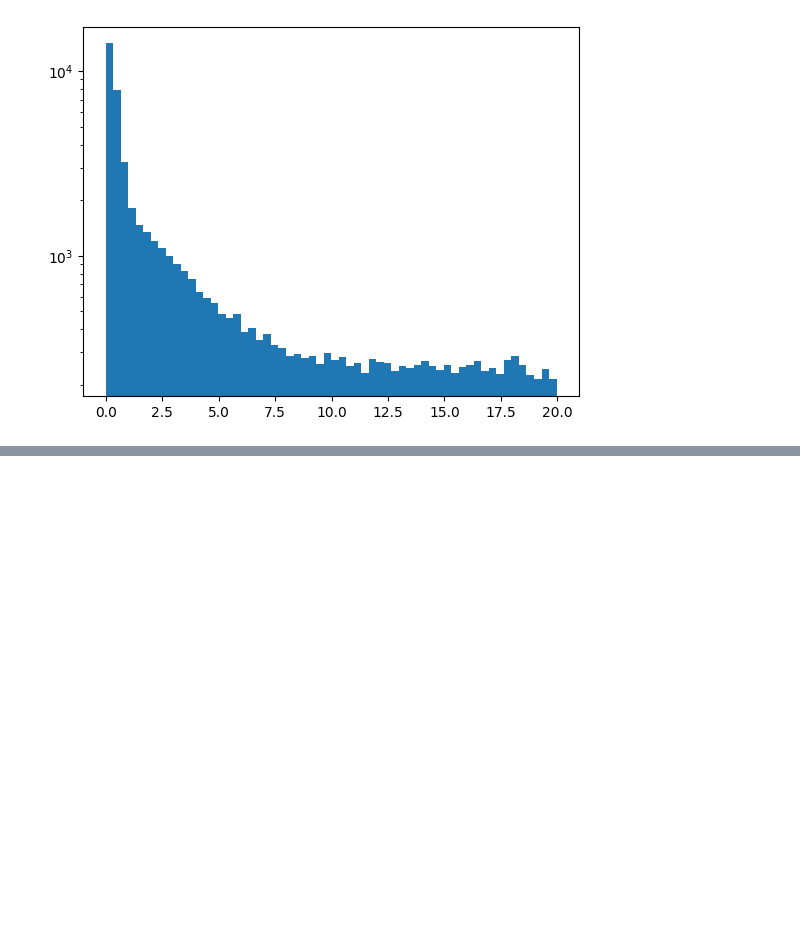
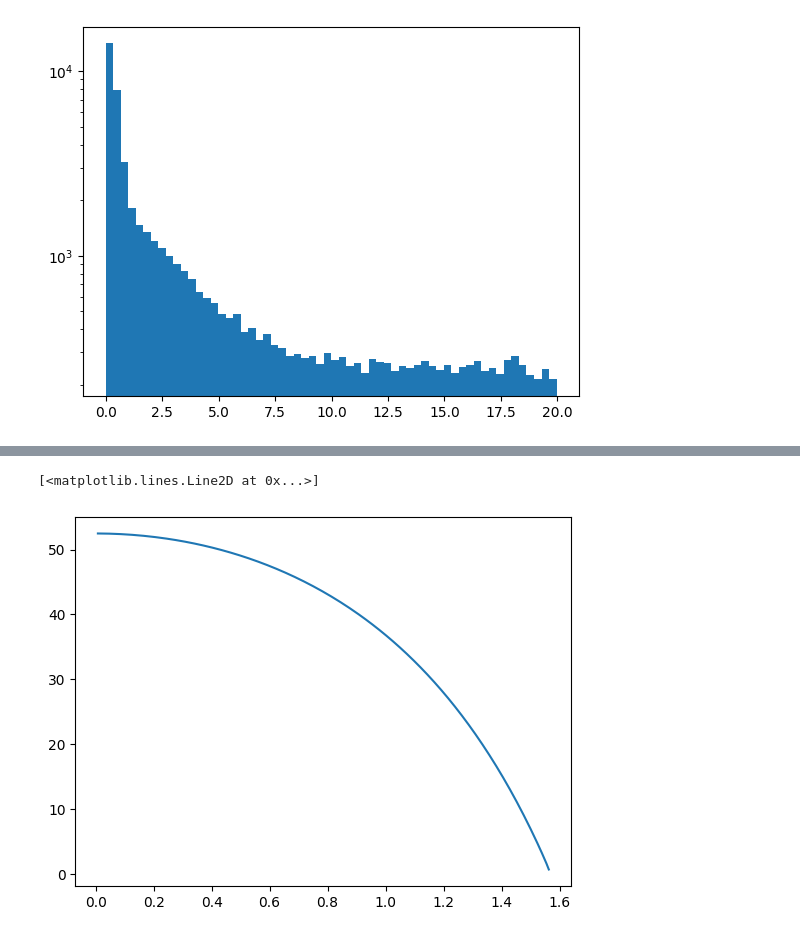
Before and after one commit to nlyu1/muon-lifetime-191-s25, a Jupyter notebook: code/mass_calibration.ipynb, the cells around one changed output, grey strips where cells are left out. Saved outputs shown, nothing was run; the diff lists cells and outputs as text; code cells hidden in the pictures; blank space fills up the shorter version.

```diff
--- a/code/mass_calibration.ipynb
+++ b/code/mass_calibration.ipynb
@@ -112,0 +172,12 @@ Text(0.5, 1.0, 'After lifetime f')
+# %%
+m_e = 0.5
+m_mu = 105
+
+theta = np.linspace(0, np.pi/2, 200)
+Eplus, Eminus = E(theta, m_mu, m_e)
+plt.plot(theta, Eplus)
+
+# plt.plot(Eplus, np.abs(dtheta_dE)/(2*np.pi))
+# %% [output]
+[<matplotlib.lines.Line2D at 0x...>]
+[figure, added]
```
Also changed, not shown: parts of 6 cells of this notebook, 1 other file.
